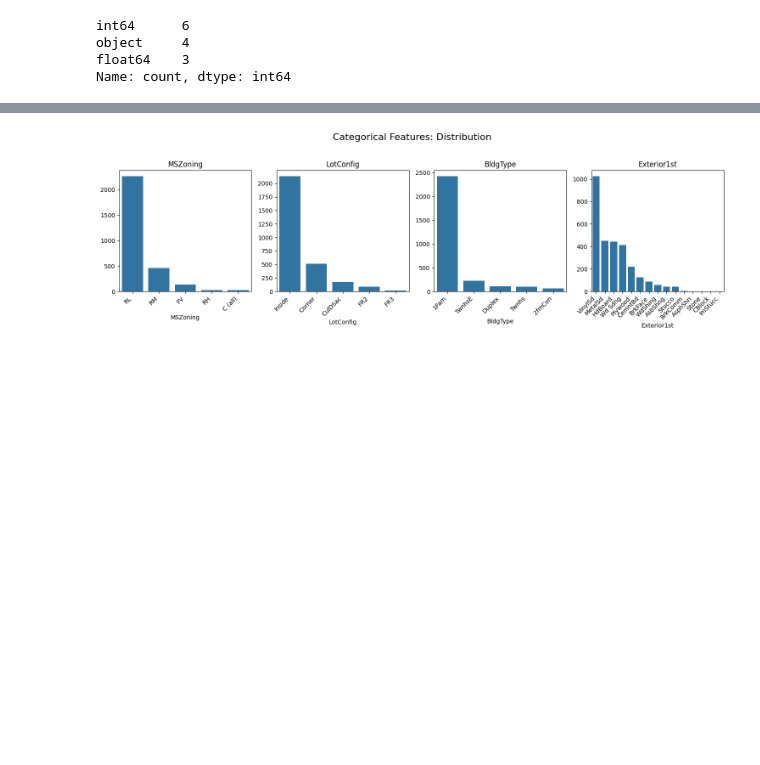
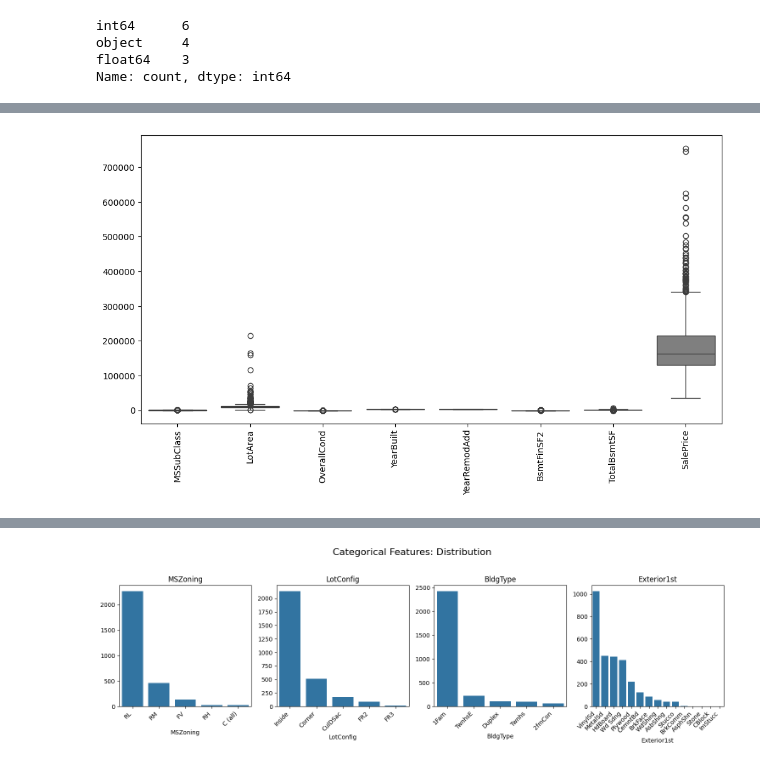
Before and after one commit to PatheticUser/House-Price-Predictor, a Jupyter notebook: HousePricePrediction.ipynb, the cells around one changed output, grey strips where cells are left out. Cells and saved outputs as stored; diff of their text form; code cells hidden in the pictures; blank space fills up the shorter version.

```diff
--- a/HousePricePrediction.ipynb
+++ b/HousePricePrediction.ipynb
@@ -62,0 +140,8 @@ Name: count, dtype: int64
+# %%
+numeric_features = train_dataset.select_dtypes(include=['int64', 'float64']).columns
+plt.figure(figsize=(12, 6))
+sns.boxplot(data=train_dataset[numeric_features])
+plt.xticks(rotation=90)
+plt.show()
+# %% [output]
+[figure, added]
```
Also changed, not shown: parts of 13 cells of this notebook.
